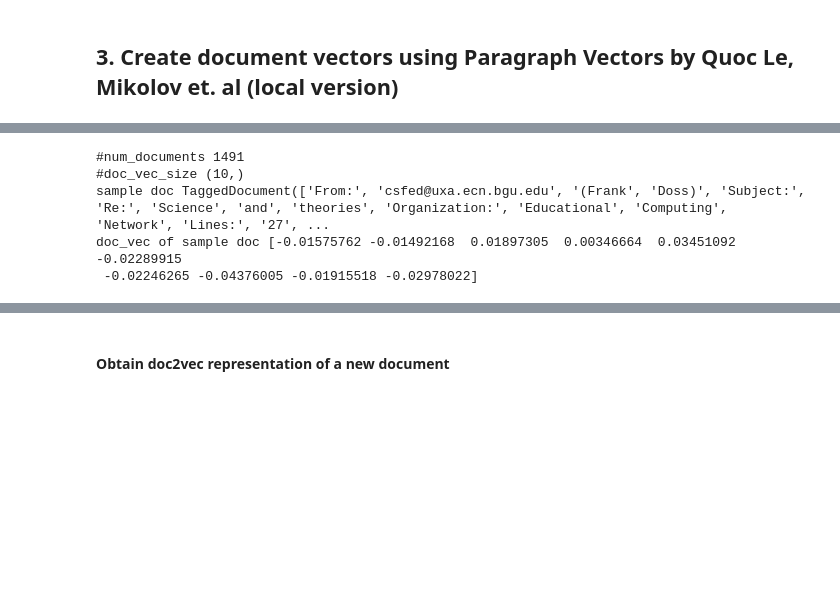
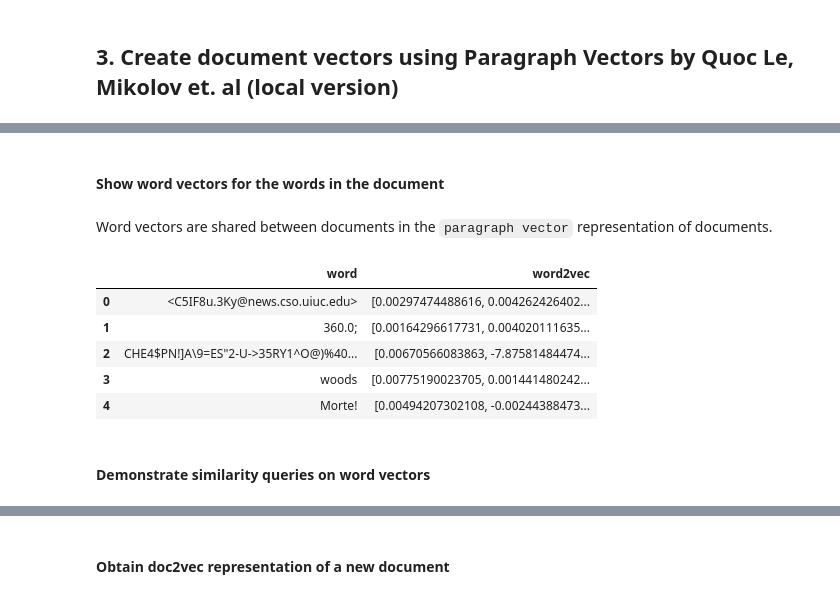
Before and after one commit to vatsan/text_analytics_on_mpp, a Jupyter notebook: neural_language_models/01_news_groups_doc2vec.ipynb, the cells around one changed output, grey strips where cells are left out. Drawn from its saved outputs; the diff is of its cells as text; code cells hidden in the pictures; blank space fills up the shorter version.

Commit message:
adding word2vec examples

```diff
--- a/neural_language_models/01_news_groups_doc2vec.ipynb
+++ b/neural_language_models/01_news_groups_doc2vec.ipynb
@@ -120,14 +120,19 @@ def get_paragraph_vectors(df):
     return model, docs
 # %%
 model, docs = get_paragraph_vectors(df)
-# %%
-print '#num_documents',len(model.docvecs)
-print '#doc_vec_size',model.docvecs[0].shape
-print 'sample doc',docs[0]
-print 'doc_vec of sample doc',model.docvecs[0]
-# %% [output]
-#num_documents 1491
-#doc_vec_size (10,)
-sample doc TaggedDocument(['From:', 'csfed@uxa.ecn.bgu.edu', '(Frank', 'Doss)', 'Subject:', 'Re:', 'Science', 'and', 'theories', 'Organization:', 'Educational', 'Computing', 'Network', 'Lines:', '27', ...
-doc_vec of sample doc [-0.01575762 -0.01492168  0.01897305  0.00346664  0.03451092 -0.02289915
- -0.02246265 -0.04376005 -0.01915518 -0.02978022]
+# %% [markdown]
+#### Show word vectors for the words in the document
+# %% [markdown]
+Word vectors are shared between documents in the `paragraph vector` representation of documents.
+# %%
+word_vecs = pd.DataFrame(zip(model.vocab.keys(),model.syn0.tolist()), columns=['word','word2vec'])
+word_vecs.head()
+# %% [output]
+|  | word | word2vec |
+| 0 | <C5IF8u.3Ky@news.cso.uiuc.edu> | [0.00297474488616, 0.004262426402... |
+| 1 | 360.0; | [0.00164296617731, 0.004020111635... |
+| 2 | CHE4$PN!]A\9=ES"2-U->35RY1^O@)%40... | [0.00670566083863, -7.87581484474... |
+| 3 | woods | [0.00775190023705, 0.001441480242... |
+| 4 | Morte! | [0.00494207302108, -0.00244388473... |
+# %% [markdown]
+#### Demonstrate similarity queries on word vectors
```
Also changed, not shown: parts of 8 cells of this notebook.
